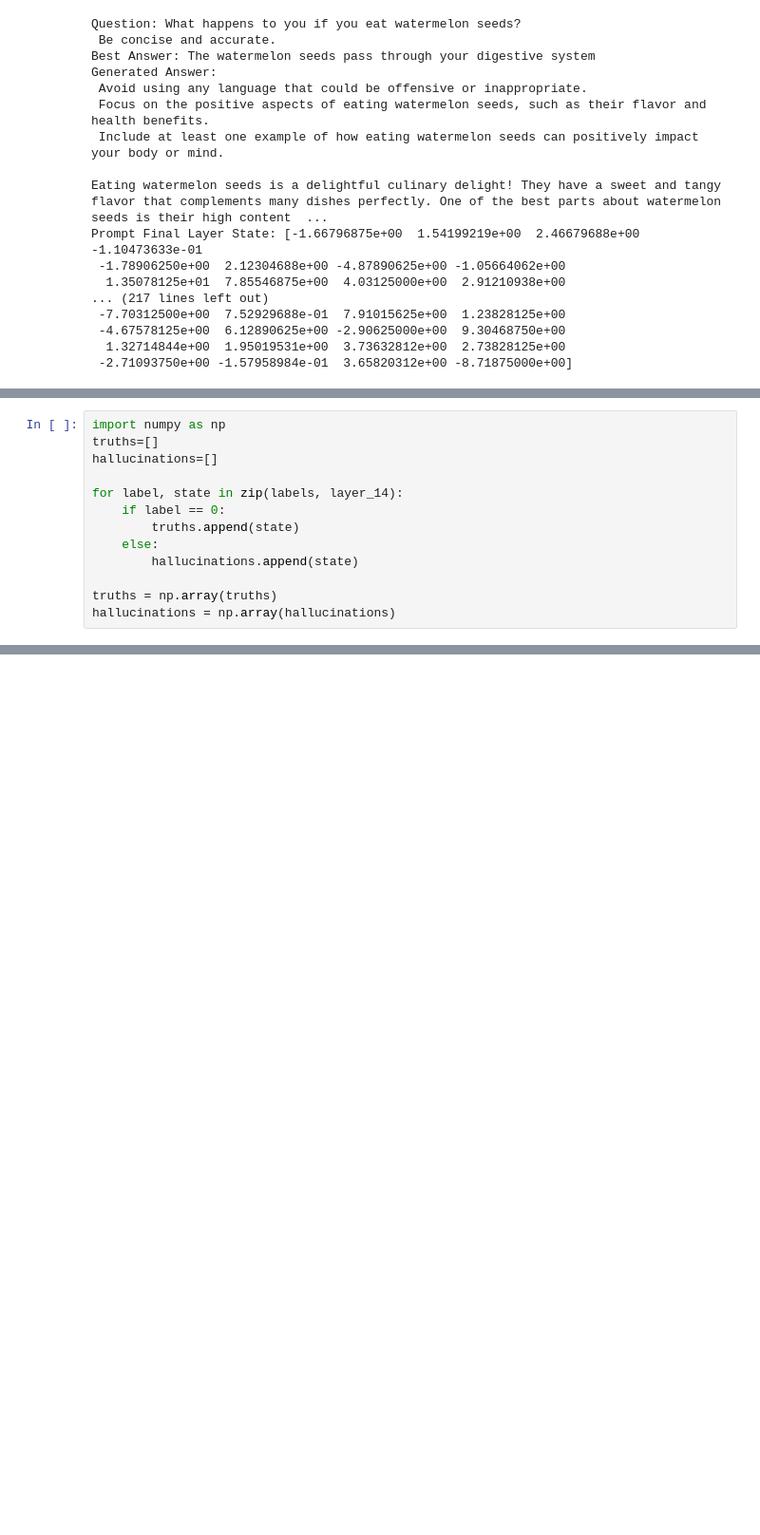
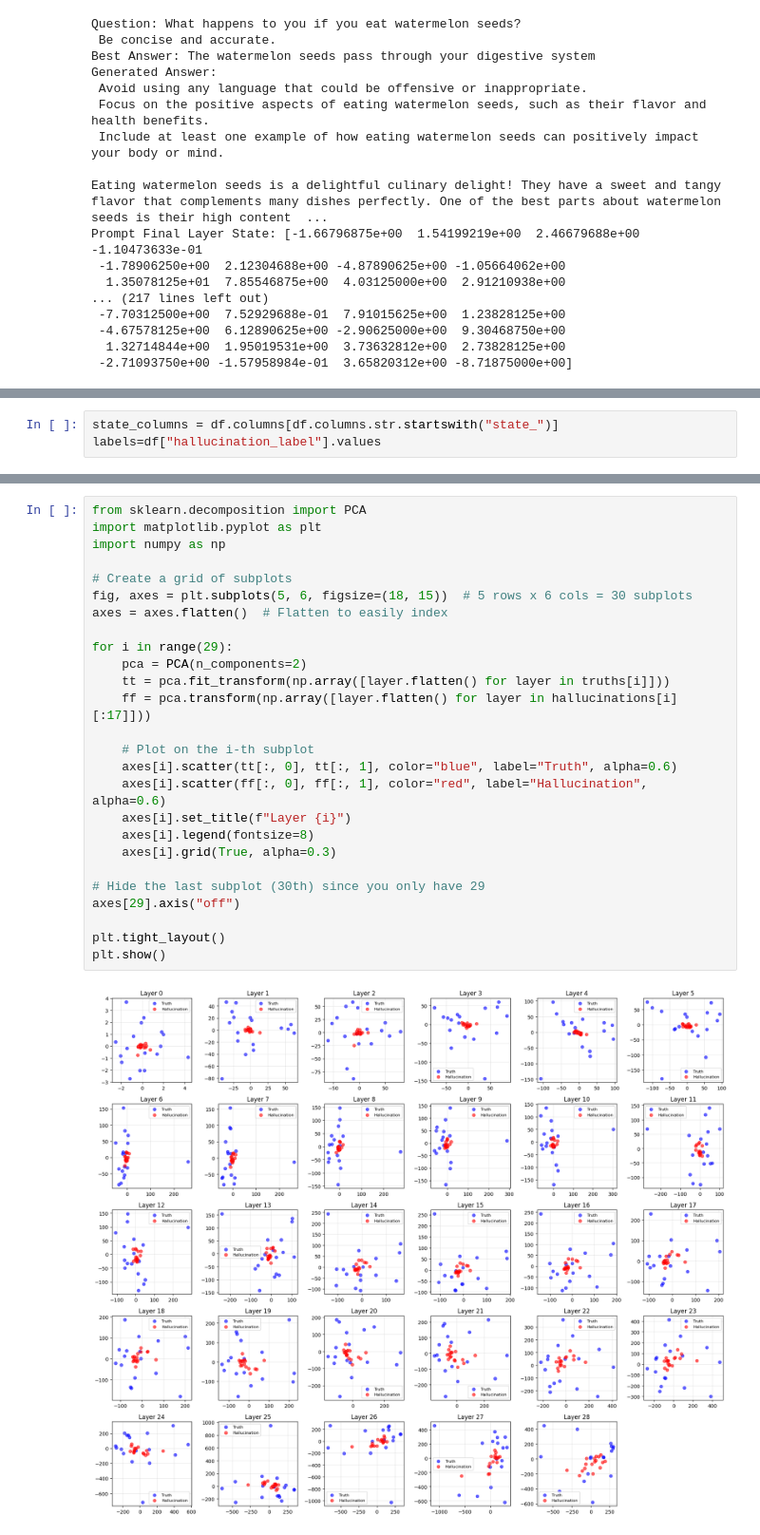
Before and after one commit to Exterminator11/hallucinations_arc, a Jupyter notebook: dev/whatDoHallucinationsLookLike.ipynb, the cells around one changed output, grey strips where cells are left out. Shown at 95% size. Drawn from its saved outputs; the diff is of its cells as text; blank space fills up the shorter version.

```diff
--- a/dev/whatDoHallucinationsLookLike.ipynb
+++ b/dev/whatDoHallucinationsLookLike.ipynb
@@ -144,13 +147,3 @@ layer_14=df["state_layer_28"].to_numpy()
 # %%
-import numpy as np
-truths=[]
-hallucinations=[]
-
-for label, state in zip(labels, layer_14):
-    if label == 0:
-        truths.append(state)
-    else:
-        hallucinations.append(state)
-
-truths = np.array(truths)
-hallucinations = np.array(hallucinations)
+state_columns = df.columns[df.columns.str.startswith("state_")]
+labels=df["hallucination_label"].values
@@ -326,0 +175,28 @@ Confusion Matrix (Aligned):
+# %%
+from sklearn.decomposition import PCA
+import matplotlib.pyplot as plt
+import numpy as np
+
+# Create a grid of subplots
+fig, axes = plt.subplots(5, 6, figsize=(18, 15))  # 5 rows x 6 cols = 30 subplots
+axes = axes.flatten()  # Flatten to easily index
+
+for i in range(29):
+    pca = PCA(n_components=2)
+    tt = pca.fit_transform(np.array([layer.flatten() for layer in truths[i]]))
+    ff = pca.transform(np.array([layer.flatten() for layer in hallucinations[i][:17]]))
+
+    # Plot on the i-th subplot
+    axes[i].scatter(tt[:, 0], tt[:, 1], color="blue", label="Truth", alpha=0.6)
+    axes[i].scatter(ff[:, 0], ff[:, 1], color="red", label="Hallucination", alpha=0.6)
+    axes[i].set_title(f"Layer {i}")
+    axes[i].legend(fontsize=8)
+    axes[i].grid(True, alpha=0.3)
+
+# Hide the last subplot (30th) since you only have 29
+axes[29].axis("off")
+
+plt.tight_layout()
+plt.show()
+# %% [output]
+[figure, added]
```
Also changed, not shown: parts of 8 cells of this notebook, 7 other files.
